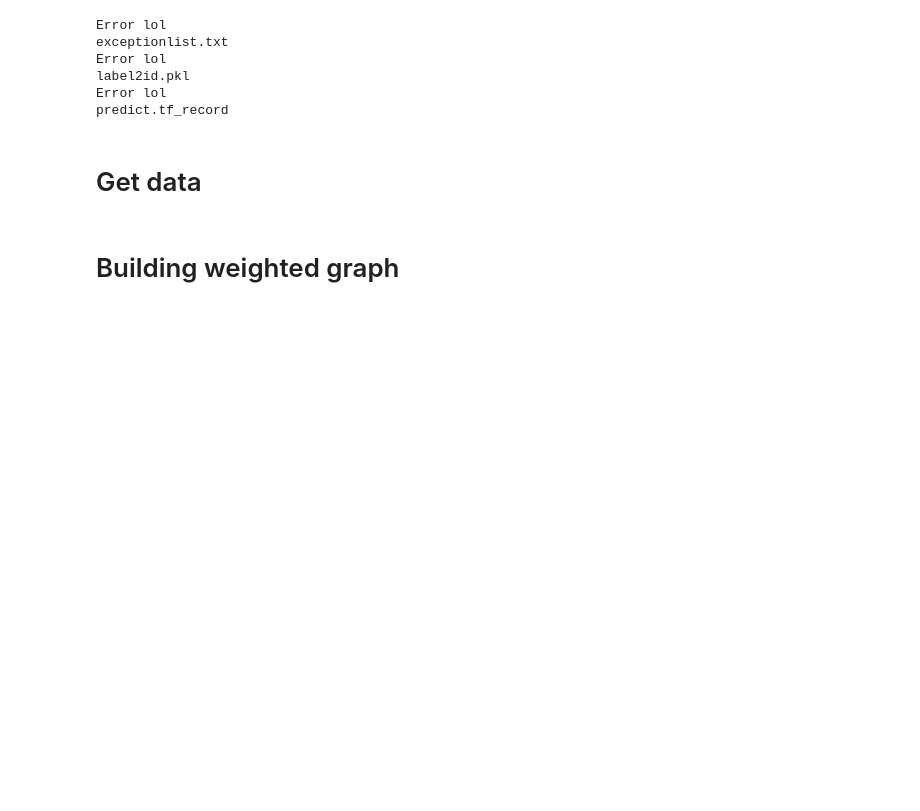
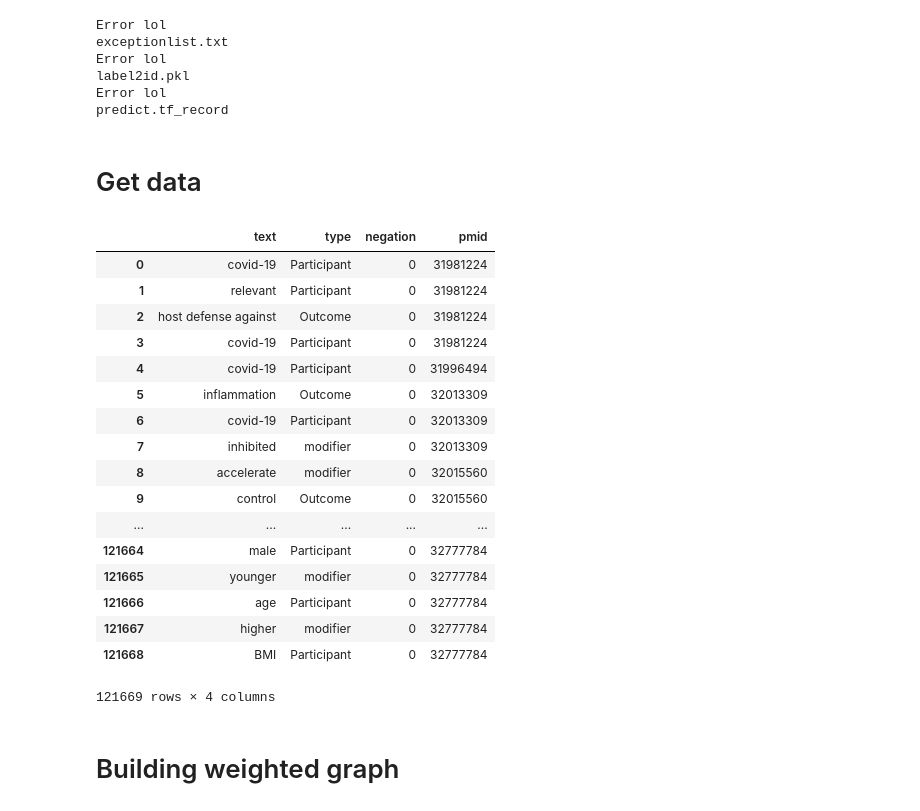
Before and after one commit to dr-haoliu/PICOElementMapProject, a Jupyter notebook: LitCovidTreatmentExploratoryAnalysis.ipynb, the cells around one changed output. Drawn from its saved outputs; the diff is of its cells as text; code cells hidden in the pictures; blank space fills up the shorter version.

```diff
--- a/LitCovidTreatmentExploratoryAnalysis.ipynb
+++ b/LitCovidTreatmentExploratoryAnalysis.ipynb
@@ -6,6 +6,10 @@ from tqdm import tqdm
 import os
 import nltk
 import numpy as np
+from pattern.text.en import singularize
+import nltk
+from nltk.corpus import stopwords
+stop_words = stopwords.words('english')
 # %% [markdown]
 # Checking for sentence classification
 # %%
@@ -35,12 +89,14 @@ predict.tf_record
 # %% [markdown]
 # Get data
 # %%
+
 folder = "../LitCovid_Treatment_json/"
 dirs = os.listdir(folder)
 pmids = []
 entities = []
-
+singulars = 0
 for file in tqdm(dirs, desc = "dirs"):
+# for file in dirs[2:4]:
     if file not in ["exceptionlist.txt", "label2id.pkl", "predict.tf_record"]:
 
         #get filepath and read in data
@@ -53,10 +109,60 @@ for file in tqdm(dirs, desc = "dirs"):
             #get entities sentence by sentence
             ents_dict = temp.sentences.values[i].get("entities")
             if len(ents_dict.keys()) > 0:
-                entities += [(ents_dict[k]["text"], ents_dict[k]["class"], ents_dict[k]["negation"], pmid) for k in ents_dict.keys()]
+                temp_ents = [(ents_dict[k]["text"], ents_dict[k]["class"], ents_dict[k]["negation"], pmid) for k in ents_dict.keys()]
+                true_ents = []
+                for i in range(len(temp_ents)):
+                    ent = temp_ents[i][0]
+                    cl = temp_ents[i][1]
+                    neg = temp_ents[i][2]
+                    added = False
+
+                    if len(ent) > 1: #make sure it's not punctuation
+
+                        if len(ent.split()) > 1: #if phrase
+
+                            #check to see if it's in custom set of synonyms
+                            new_ent = get_syn(ent)
+                            true_ents.append((new_ent, cl, neg, pmid))
+
+                        else: #if single word
+                            if ent.lower() not in stop_words: #if not stop word
+
+                                #check to see if it's in custom set of synonyms
+                                new_ent = get_syn(ent)
+
+                                if new_ent != ent:
+                                    true_ents.append((new_ent, cl, neg, pmid))
+
+                                else:
+                                    ent = singularize(ent)
+                                    new_ent = get_syn(ent)
+                                    true_ents.append((new_ent, cl, neg, pmid))
+
+                entities += true_ents
 # %%
 ent_df = pd.DataFrame(entities, columns=["text", "type", "negation", "pmid"])
 ent_df.to_csv("LitCovid_treatment_ents.csv")
+ent_df
+# %% [output]
+|  | text | type | negation | pmid |
+| 0 | covid-19 | Participant | 0 | 31981224 |
+| 1 | relevant | Participant | 0 | 31981224 |
+| 2 | host defense against | Outcome | 0 | 31981224 |
+| 3 | covid-19 | Participant | 0 | 31981224 |
+| 4 | covid-19 | Participant | 0 | 31996494 |
+| 5 | inflammation | Outcome | 0 | 32013309 |
+| 6 | covid-19 | Participant | 0 | 32013309 |
+| 7 | inhibited | modifier | 0 | 32013309 |
+| 8 | accelerate | modifier | 0 | 32015560 |
+| 9 | control | Outcome | 0 | 32015560 |
+| ... | ... | ... | ... | ... |
+| 121664 | male | Participant | 0 | 32777784 |
+| 121665 | younger | modifier | 0 | 32777784 |
+| 121666 | age | Participant | 0 | 32777784 |
+| 121667 | higher | modifier | 0 | 32777784 |
+| 121668 | BMI | Participant | 0 | 32777784 |
+121669 rows × 4 columns
 # %% [markdown]
 # Building weighted graph
 # %%
```
Also changed, not shown: parts of 11 cells of this notebook, 7 other files.
